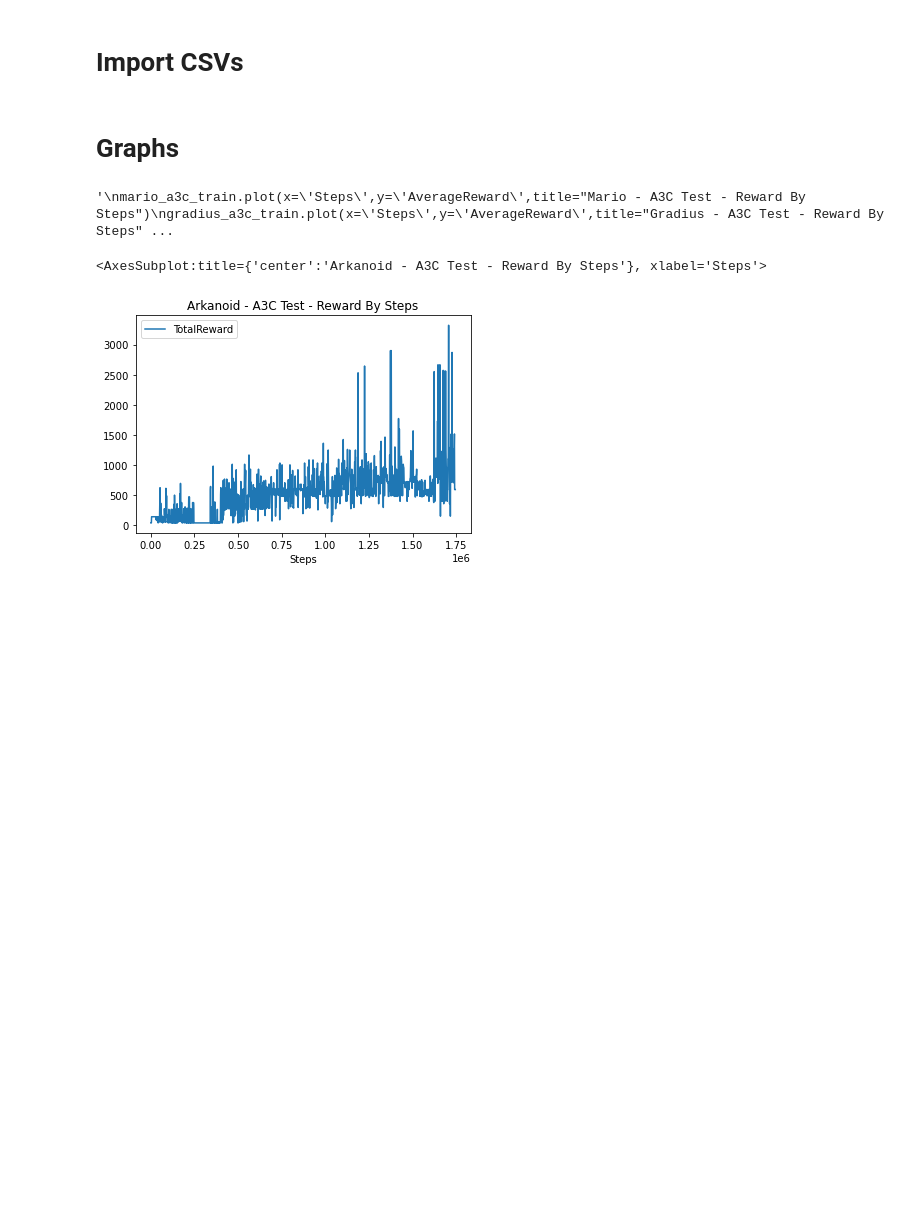
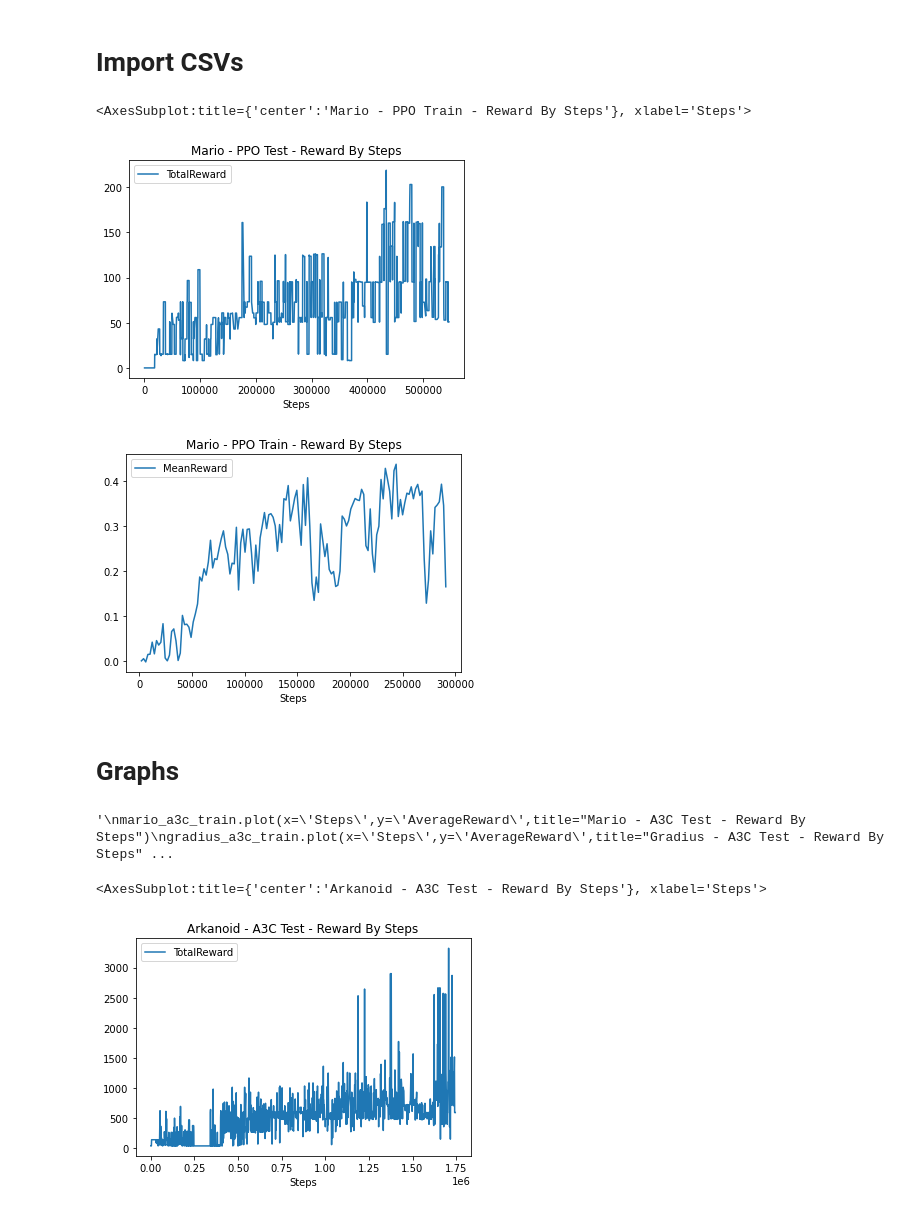
Before and after one commit to econnolly27/ReinforcementLearningNES, a Jupyter notebook: testing/graphs.ipynb, the cells around one changed output. Saved outputs shown, nothing was run; the diff lists cells and outputs as text; code cells hidden in the pictures; blank space fills up the shorter version.

Commit message:
still working on graphs

```diff
--- a/testing/graphs.ipynb
+++ b/testing/graphs.ipynb
@@ -27,15 +27,28 @@ gradius_a3c_train['AverageReward'] = gradius_a3c_train.groupby('Steps')['TotalRe
 gradius_a3c_train=gradius_a3c_train.sort_values(by=['Steps'])
 # %%
 
-mario_a3c_test_file='mario_a3c_test20210325-131445.csv'
-mario_a3c_train_file='mario_a3c_train20210325-131445.csv'
+mario_a3c_test_file='csv/mario/mario_a3c_test20210325-131445.csv'
+mario_a3c_train_file='csv/mario/mario_a3c_train20210325-131445.csv'
 
 mario_a3c_test = pd.read_csv(mario_a3c_test_file)
 mario_a3c_train = pd.read_csv(mario_a3c_train_file)
 
 mario_a3c_test=mario_a3c_test.iloc[::4]
 mario_a3c_train['AverageReward'] = mario_a3c_train.groupby('Steps')['TotalReward'].transform('mean')
 
 mario_a3c_train=mario_a3c_train.sort_values(by=['Steps'])
+
+mario_ppo_test_file='csv/mario/mario_PPO_test20210329-120002.csv'
+mario_ppo_train_file='csv/mario/mario_PPO_train20210329-120002.csv'
+
+mario_ppo_test= pd.read_csv(mario_ppo_test_file)
+mario_ppo_train=pd.read_csv(mario_ppo_train_file)
+
+mario_ppo_test.plot(x='Steps',y='TotalReward',title="Mario - PPO Test - Reward By Steps")
+mario_ppo_train.plot(x='Steps',y='MeanReward',title="Mario - PPO Train - Reward By Steps")
+# %% [output]
+<AxesSubplot:title={'center':'Mario - PPO Train - Reward By Steps'}, xlabel='Steps'>
+[figure, added]
+[figure, added]
 # %%
 
```
Also changed, not shown: parts of 6 cells of this notebook, 8 other files.
